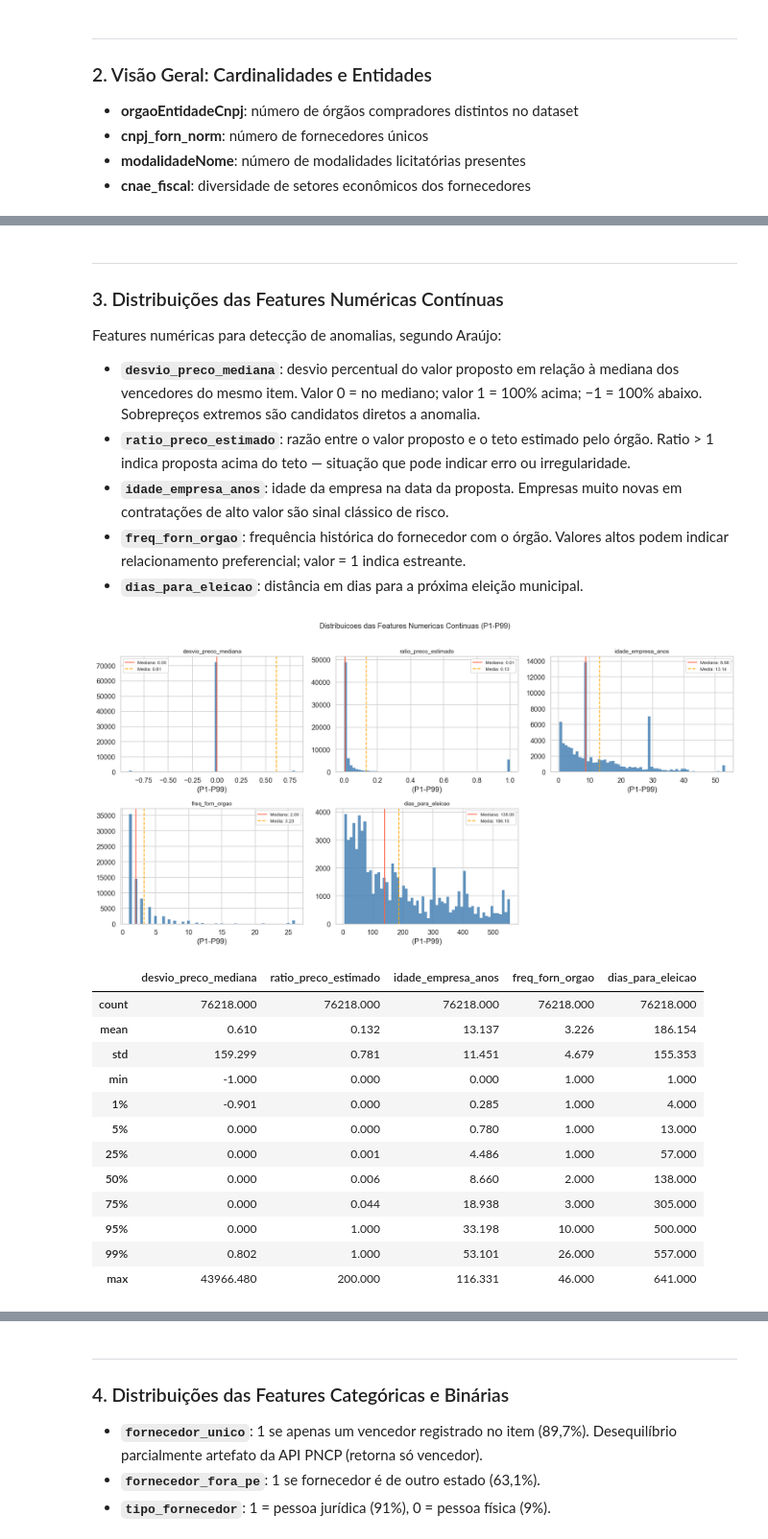
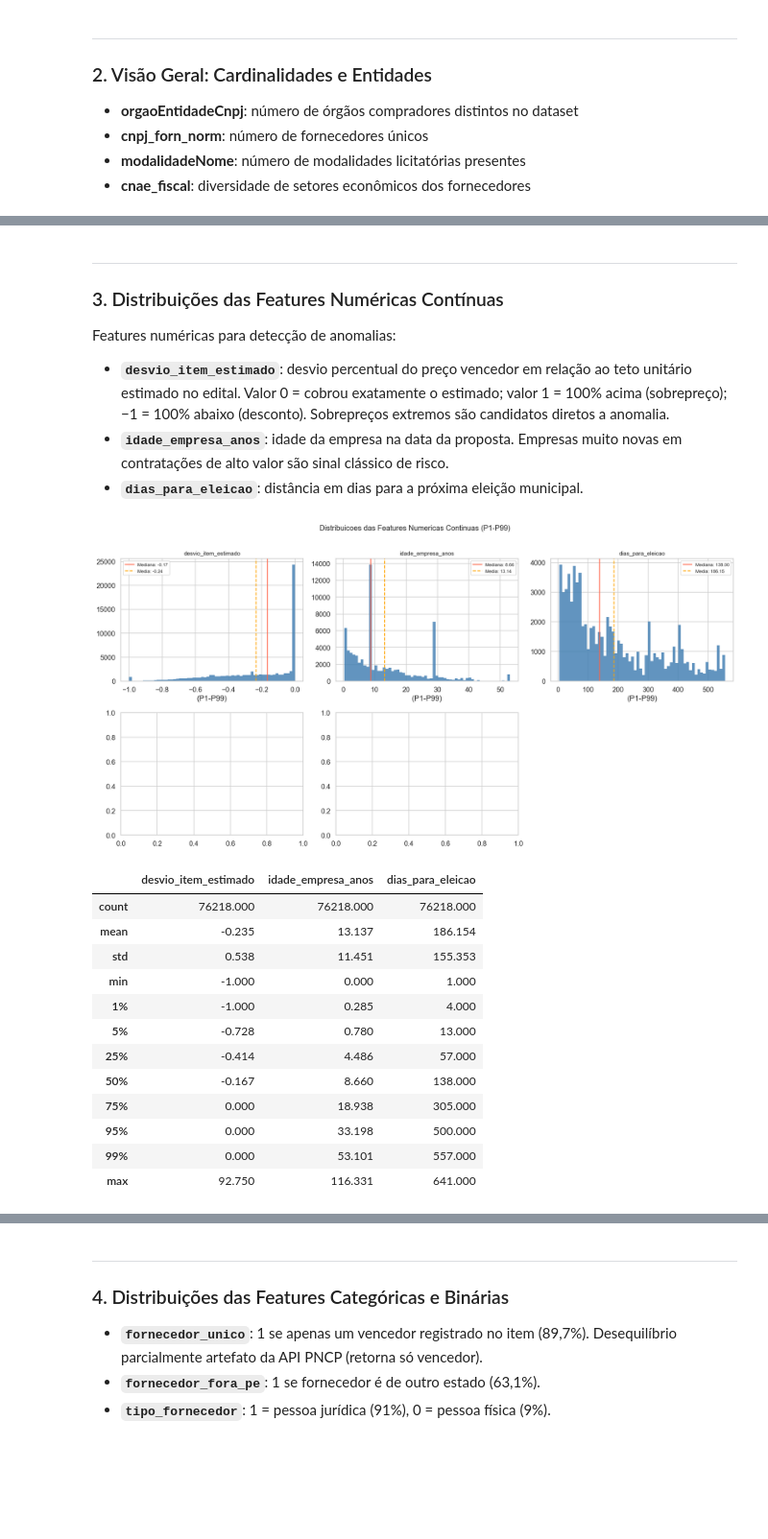
Before and after one commit to leticiagomesilva/Deteccao-Propostas-Anomalas-Licitacoes, a Jupyter notebook: notebooks/07_eda.ipynb, the cells around one changed output, grey strips where cells are left out. Shown at 96% size. Saved outputs shown, nothing was run; the diff lists cells and outputs as text; code cells hidden in the pictures; blank space fills up the shorter version.

```diff
--- a/notebooks/07_eda.ipynb
+++ b/notebooks/07_eda.ipynb
@@ -136,57 +136,52 @@ Propostas (linhas):  76,218
 ---
 ### 3. Distribuições das Features Numéricas Contínuas
 
-Features numéricas para detecção de anomalias, segundo Araújo:
-- **`desvio_preco_mediana`**: desvio percentual do valor proposto em relação à mediana dos
-  vencedores do mesmo item. Valor 0 = no mediano; valor 1 = 100% acima; −1 = 100% abaixo.
-  Sobrepreços extremos são candidatos diretos a anomalia.
-- **`ratio_preco_estimado`**: razão entre o valor proposto e o teto estimado pelo órgão.
-  Ratio > 1 indica proposta acima do teto — situação que pode indicar erro ou irregularidade.
+Features numéricas para detecção de anomalias:
+- **`desvio_item_estimado`**: desvio percentual do preço vencedor em relação ao teto unitário
+  estimado no edital. Valor 0 = cobrou exatamente o estimado; valor 1 = 100% acima (sobrepreço);
+  −1 = 100% abaixo (desconto). Sobrepreços extremos são candidatos diretos a anomalia.
 - **`idade_empresa_anos`**: idade da empresa na data da proposta. Empresas muito novas em
   contratações de alto valor são sinal clássico de risco.
-- **`freq_forn_orgao`**: frequência histórica do fornecedor com o órgão. Valores altos podem
-  indicar relacionamento preferencial; valor = 1 indica estreante.
 - **`dias_para_eleicao`**: distância em dias para a próxima eleição municipal.
 # %%
-numericas = ['desvio_preco_mediana', 'ratio_preco_estimado',
-             'idade_empresa_anos', 'freq_forn_orgao', 'dias_para_eleicao']
+numericas = ['desvio_item_estimado', 'idade_empresa_anos', 'dias_para_eleicao']
 
 fig, axes = plt.subplots(2, 3, figsize=(16, 8))
 axes = axes.flatten()
 
 for i, col in enumerate(numericas):
     data = df[col].dropna()
     p1, p99 = data.quantile(0.01), data.quantile(0.99)
     data_vis = data.clip(p1, p99)
     axes[i].hist(data_vis, bins=60, color='steelblue', edgecolor='none', alpha=0.85)
     med_val = data.median()
     mean_val = data.mean()
     axes[i].axvline(med_val, color='tomato', linewidth=1.5, label=f'Mediana: {med_val:.2f}')
     axes[i].axvline(mean_val, color='orange', linewidth=1.5, linestyle='--', label=f'Media: {mean_val:.2f}')
     axes[i].set_title(col, fontsize=10)
     axes[i].set_xlabel('(P1-P99)')
     axes[i].legend(fontsize=8)
 
 axes[5].set_visible(False)
 plt.suptitle('Distribuicoes das Features Numericas Continuas (P1-P99)', fontsize=13, y=1.01)
 plt.tight_layout()
 plt.show()
 
 df[numericas].describe(percentiles=[.01,.05,.25,.5,.75,.95,.99]).round(3)
 # %% [output]
-[figure, old version]
+[figure, new version]
-|  | desvio_preco_mediana | ratio_preco_estimado | idade_empresa_anos | freq_forn_orgao | dias_para_eleicao |
-| count | 76218.000 | 76218.000 | 76218.000 | 76218.000 | 76218.000 |
-| mean | 0.610 | 0.132 | 13.137 | 3.226 | 186.154 |
-| std | 159.299 | 0.781 | 11.451 | 4.679 | 155.353 |
-| min | -1.000 | 0.000 | 0.000 | 1.000 | 1.000 |
-| 1% | -0.901 | 0.000 | 0.285 | 1.000 | 4.000 |
-| 5% | 0.000 | 0.000 | 0.780 | 1.000 | 13.000 |
-| 25% | 0.000 | 0.001 | 4.486 | 1.000 | 57.000 |
-| 50% | 0.000 | 0.006 | 8.660 | 2.000 | 138.000 |
-| 75% | 0.000 | 0.044 | 18.938 | 3.000 | 305.000 |
-| 95% | 0.000 | 1.000 | 33.198 | 10.000 | 500.000 |
-| 99% | 0.802 | 1.000 | 53.101 | 26.000 | 557.000 |
-| max | 43966.480 | 200.000 | 116.331 | 46.000 | 641.000 |
+|  | desvio_item_estimado | idade_empresa_anos | dias_para_eleicao |
+| count | 76218.000 | 76218.000 | 76218.000 |
+| mean | -0.235 | 13.137 | 186.154 |
+| std | 0.538 | 11.451 | 155.353 |
+| min | -1.000 | 0.000 | 1.000 |
+| 1% | -1.000 | 0.285 | 4.000 |
+| 5% | -0.728 | 0.780 | 13.000 |
+| 25% | -0.414 | 4.486 | 57.000 |
+| 50% | -0.167 | 8.660 | 138.000 |
+| 75% | 0.000 | 18.938 | 305.000 |
+| 95% | 0.000 | 33.198 | 500.000 |
+| 99% | 0.000 | 53.101 | 557.000 |
+| max | 92.750 | 116.331 | 641.000 |
 # %%
 fig, axes = plt.subplots(1, 2, figsize=(14, 4))
```
Also changed, not shown: parts of 18 cells of this notebook, 2 other files.
